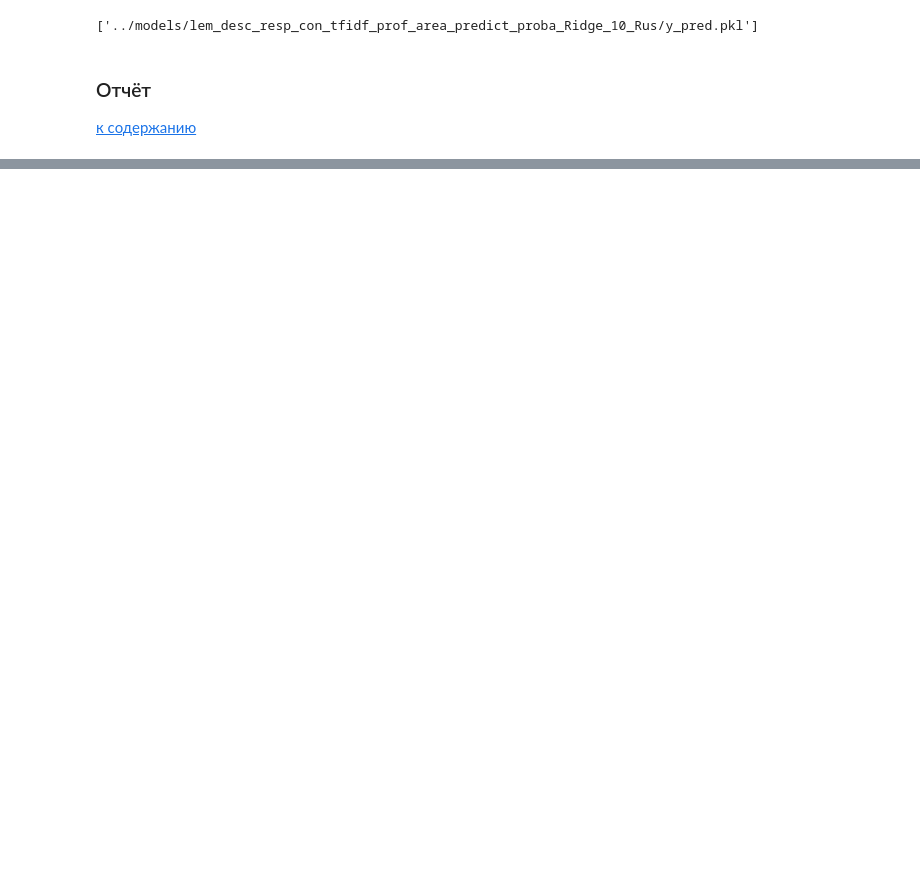
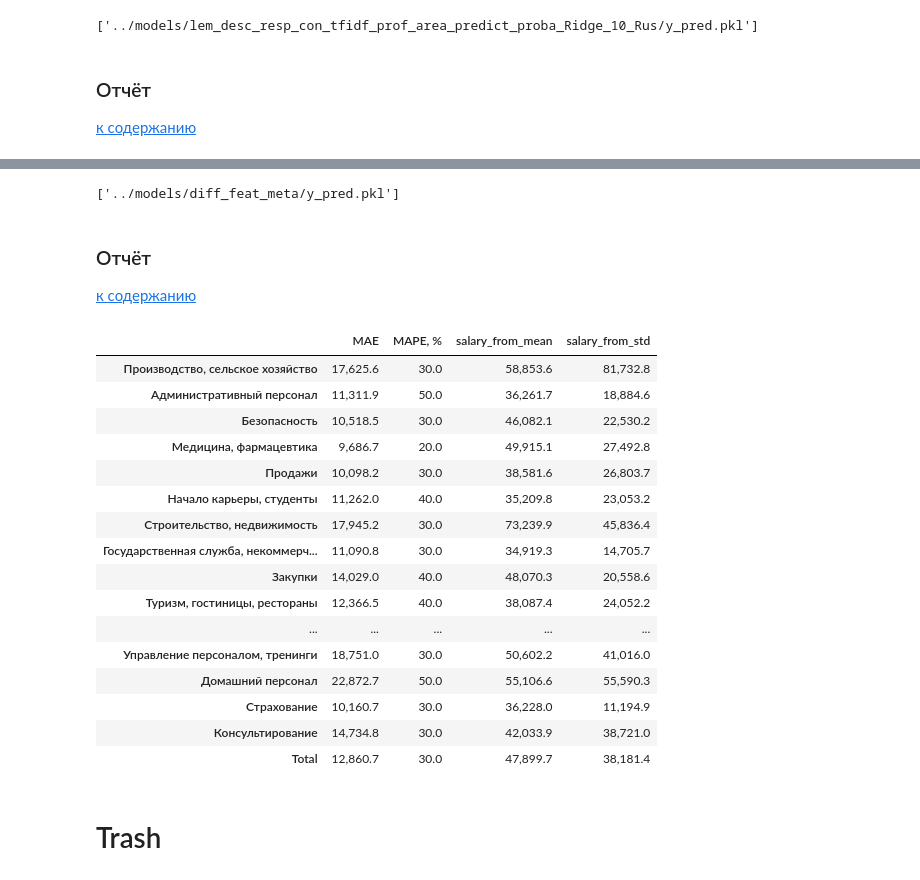
Before and after one commit to alievaliza/MSU_diploma, a Jupyter notebook: notebooks/regression_salary_from.ipynb, the cells around one changed output, grey strips where cells are left out. Saved outputs shown, nothing was run; the diff lists cells and outputs as text; code cells hidden in the pictures; blank space fills up the shorter version.

```diff
--- a/notebooks/regression_salary_from.ipynb
+++ b/notebooks/regression_salary_from.ipynb
@@ -1305,0 +1710,13 @@ regression_report.style.format(formatter='{:,.1f}').background_gradient()
+# %%
+scaler = MinMaxScaler()
+scaler.fit(X_train)
+X_train = scaler.transform(X_train)
+X_test = scaler.transform(X_test)
+# %%
+scaler = MinMaxScaler()
+y_train = scaler.fit_transform(np.array(y_train).reshape(-1, 1))
+# %%
+model = Ridge()
+y_pred, oof_df, metric_OOF = utils.cv_and_predict(
+        np.array(X_train), np.array(X_test), np.array(y_train), model, n_splits=5, verbose=True, do_scaling=True
+    )
@@ -1305,0 +1759,38 @@ regression_report.style.format(formatter='{:,.1f}').background_gradient()
+# %%
+# Сохраняем модель и y_pred
+joblib.dump(model, '../models/diff_feat_meta/model.pkl', compress=9)
+joblib.dump(y_pred, '../models/diff_feat_meta/y_pred.pkl', compress=9)
+# %% [output]
+['../models/diff_feat_meta/y_pred.pkl']
+# %% [markdown]
+<a id='Отчётdiff_feat_meta'></a>
+### Отчёт
+[к содержанию](#ксодержанию)
+# %%
+regression_report, salary = utils.report_regression(df[['salary_from', 'prof_area']].dropna(), y_test, y_pred, 'prof_area')
+# %%
+regression_report = pd.DataFrame(regression_report)
+regression_report.columns = ['MAE', 'MAPE, %','salary_from_mean', 'salary_from_std']
+regression_report.index = np.append(salary['true'].unique(), 'Total')
+regression_report['MAPE, %'] = 100*regression_report['MAPE, %']
+regression_report.style.format(formatter='{:,.1f}').background_gradient()
+# %% [output]
+|  | MAE | MAPE, % | salary_from_mean | salary_from_std |
+| Производство, сельское хозяйство | 17,625.6 | 30.0 | 58,853.6 | 81,732.8 |
+| Административный персонал | 11,311.9 | 50.0 | 36,261.7 | 18,884.6 |
+| Безопасность | 10,518.5 | 30.0 | 46,082.1 | 22,530.2 |
+| Медицина, фармацевтика | 9,686.7 | 20.0 | 49,915.1 | 27,492.8 |
+| Продажи | 10,098.2 | 30.0 | 38,581.6 | 26,803.7 |
+| Начало карьеры, студенты | 11,262.0 | 40.0 | 35,209.8 | 23,053.2 |
+| Строительство, недвижимость | 17,945.2 | 30.0 | 73,239.9 | 45,836.4 |
+| Государственная служба, некоммерч... | 11,090.8 | 30.0 | 34,919.3 | 14,705.7 |
+| Закупки | 14,029.0 | 40.0 | 48,070.3 | 20,558.6 |
+| Туризм, гостиницы, рестораны | 12,366.5 | 40.0 | 38,087.4 | 24,052.2 |
+| ... | ... | ... | ... | ... |
+| Управление персоналом, тренинги | 18,751.0 | 30.0 | 50,602.2 | 41,016.0 |
+| Домашний персонал | 22,872.7 | 50.0 | 55,106.6 | 55,590.3 |
+| Страхование | 10,160.7 | 30.0 | 36,228.0 | 11,194.9 |
+| Консультирование | 14,734.8 | 30.0 | 42,033.9 | 38,721.0 |
+| Total | 12,860.7 | 30.0 | 47,899.7 | 38,181.4 |
+# %% [markdown]
+# Trash
```
Also changed, not shown: parts of 82 cells of this notebook, 12 other files.
